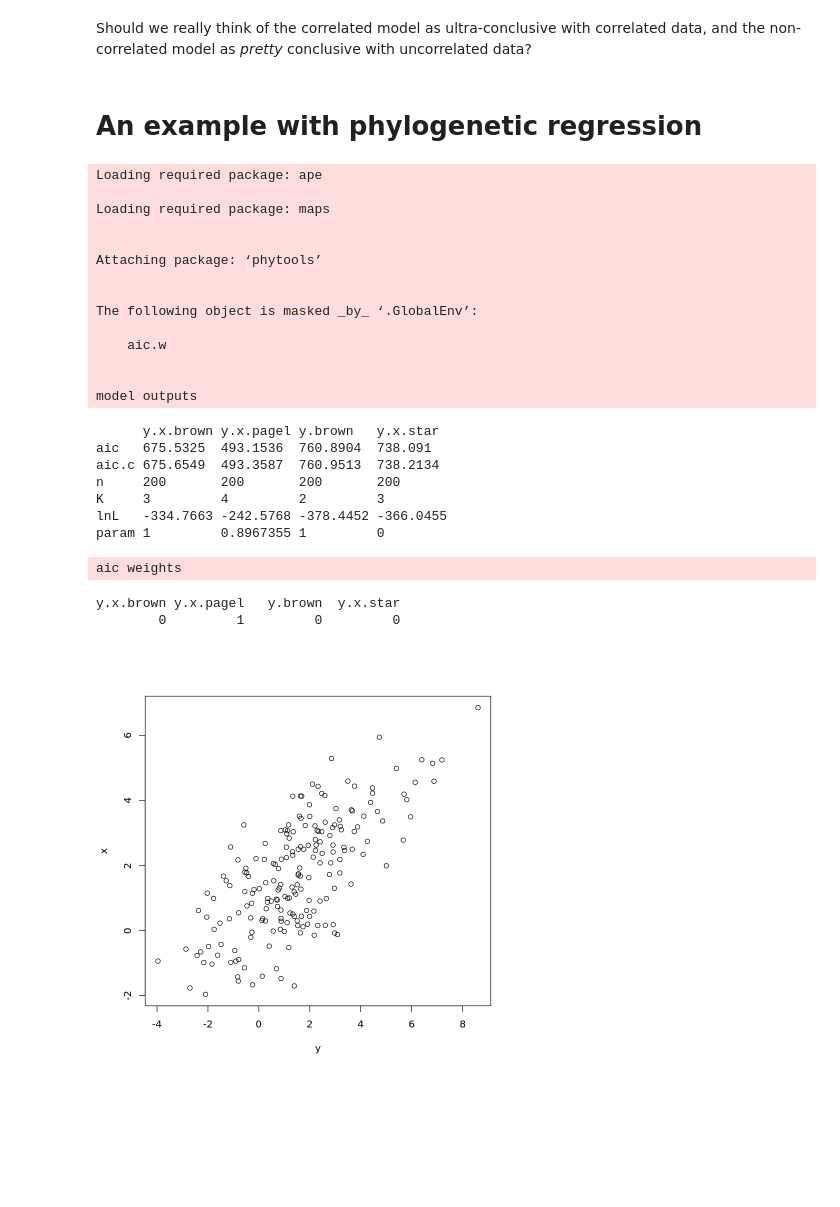
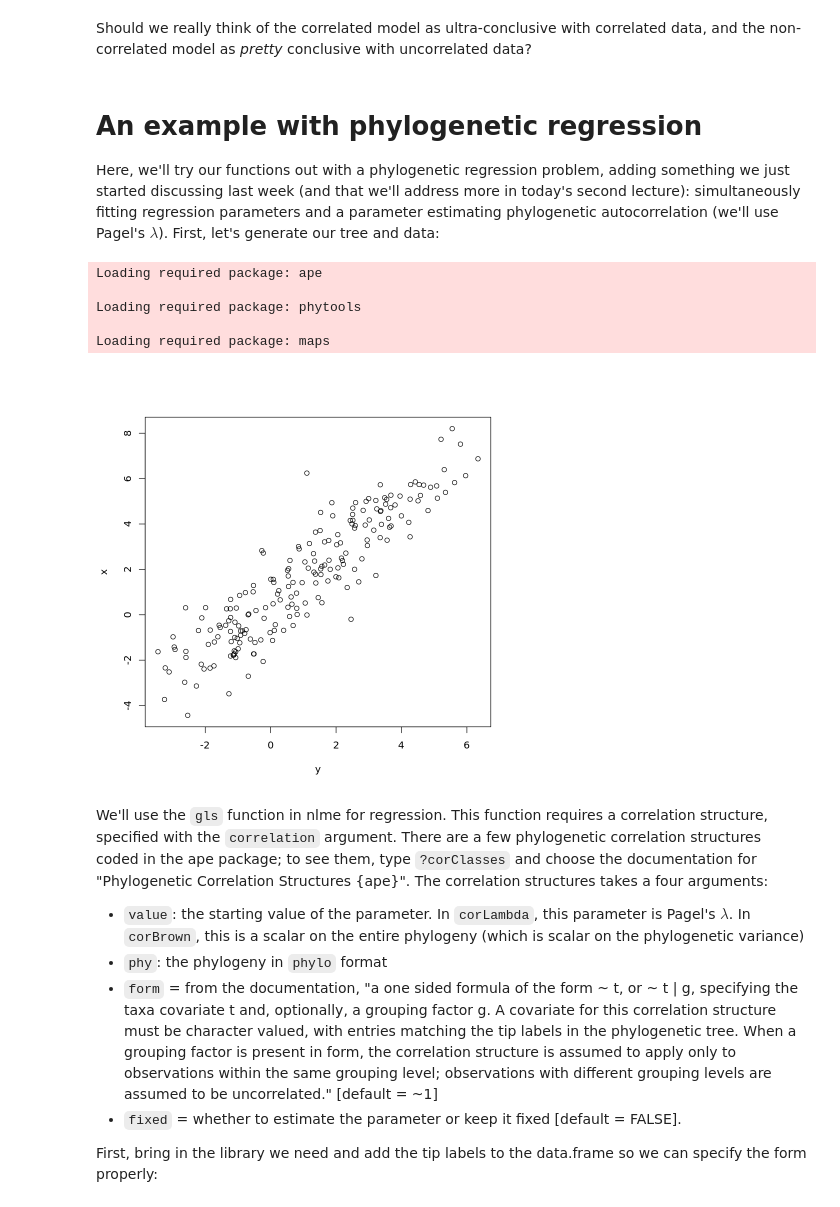
Before and after one commit to andrew-hipp/workshops, a Jupyter notebook: 2023-goettingen/Wk3-EvolutionaryProcess/03a.models-ic.ipynb, the cells around one changed output. Drawn from its saved outputs; the diff is of its cells as text; code cells hidden in the pictures; blank space fills up the shorter version.

```diff
--- a/2023-goettingen/Wk3-EvolutionaryProcess/03a.models-ic.ipynb
+++ b/2023-goettingen/Wk3-EvolutionaryProcess/03a.models-ic.ipynb
@@ -204,61 +204,43 @@ aic_w_modelSet(ols.lm[3:4]) |> round(5) |> sort() |> print()
 # %% [markdown]
 Should we really think of the correlated model as ultra-conclusive with correlated data, and the non-correlated model as _pretty_ conclusive with uncorrelated data?
-# %% [markdown]
-# An example with phylogenetic regression
+# %% [markdown]
+# An example with phylogenetic regression
+Here, we'll try our functions out with a phylogenetic regression problem, adding something we just started discussing last week (and that we'll address more in today's second lecture): simultaneously fitting regression parameters and a parameter estimating phylogenetic autocorrelation (we'll use Pagel's $\lambda$). First, let's generate our tree and data:
 # %%
-library(phytools)
 library(geiger)
-library(nlme)
 
 # simulate a tree
 tr <- pbtree(n = 200)
 
 # then, simulate data on the tree, with less phylogenetic autocorrelation than the tree implies
 # we'll use Pagel's lambda to do this
 tr2 <- rescale(tr, model = 'lambda', 0.9)
 dat <- sim.char(tr2, matrix(c(1,0.8,0.8,1),2,2, byrow = T))[, , 1] |>
     as.data.frame()
 
 # plot the data:
 names(dat) <- c('y','x')
 plot(dat)
-
-# and give
-dat$spp <- tr$tip.label
-
-models <- list(y.x.brown = gls(y ~ x, dat, correlation = corBrownian(1, tr, form = ~spp)),
-               y.x.pagel = gls(y ~ x, dat, correlation = corPagel(1, tr, form = ~spp)),
-               y.brown = gls(y ~ 1, dat, correlation = corBrownian(1, tr, form = ~spp)),
-               y.x.star = gls(y ~ x, dat, correlation = corPagel(0, tr, form = ~spp, fixed = TRUE)))
-
-message('model outputs')
-sapply(models, aic) |> print()
-
-message('aic weights')
-round(aic_w_modelSet(models), 4) |> print()
 # %% [output]
 Loading required package: ape
 
+Loading required package: phytools
+
 Loading required package: maps
-
-
-Attaching package: ‘phytools’
-
-
-The following object is masked _by_ ‘.GlobalEnv’:
-
-    aic.w
-
-
-model outputs
-      y.x.brown y.x.pagel y.brown   y.x.star
-aic   675.5325  493.1536  760.8904  738.091
-aic.c 675.6549  493.3587  760.9513  738.2134
-n     200       200       200       200
-K     3         4         2         3
-lnL   -334.7663 -242.5768 -378.4452 -366.0455
-param 1         0.8967355 1         0
-aic weights
-y.x.brown y.x.pagel   y.brown  y.x.star
-        0         1         0         0
-[figure, old version]
+[figure, new version]
+# %% [markdown]
+We'll use the `gls` function in nlme for regression. This function requires a correlation structure, specified with the `correlation` argument. There are a few phylogenetic correlation structures coded in the ape package; to see them, type `?corClasses` and choose the documentation for "Phylogenetic Correlation Structures {ape}". The correlation structures takes a four arguments:
+* `value`: the starting value of the parameter. In `corLambda`, this parameter is Pagel's $\lambda$. In `corBrown`, this is a scalar on the entire phylogeny (which is scalar on the phylogenetic variance)
+* `phy`: the phylogeny in `phylo` format
+* `form` = from the documentation, "a one sided formula of the form ~ t, or ~ t | g, specifying
+          the taxa covariate t and, optionally, a grouping factor g. A
+          covariate for this correlation structure must be character
+          valued, with entries matching the tip labels in the
+          phylogenetic tree. When a grouping factor is present in form,
+          the correlation structure is assumed to apply only to
+          observations within the same grouping level; observations
+          with different grouping levels are assumed to be
+          uncorrelated." [default = ~1]
+* `fixed` = whether to estimate the parameter or keep it fixed [default = FALSE].
+
+First, bring in the library we need and add the tip labels to the data.frame so we can specify the form properly:
```
Also changed, not shown: parts of 22 cells of this notebook.
